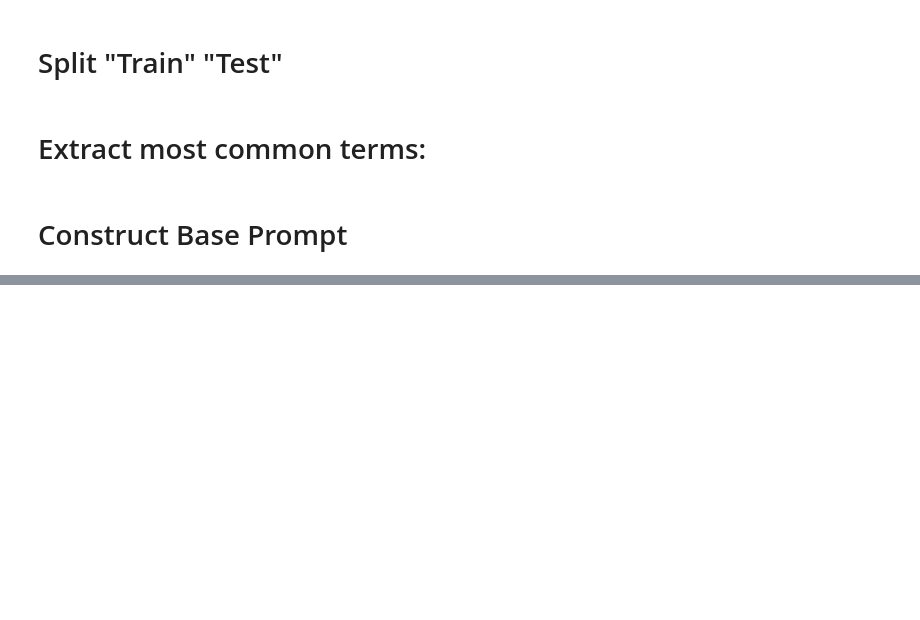
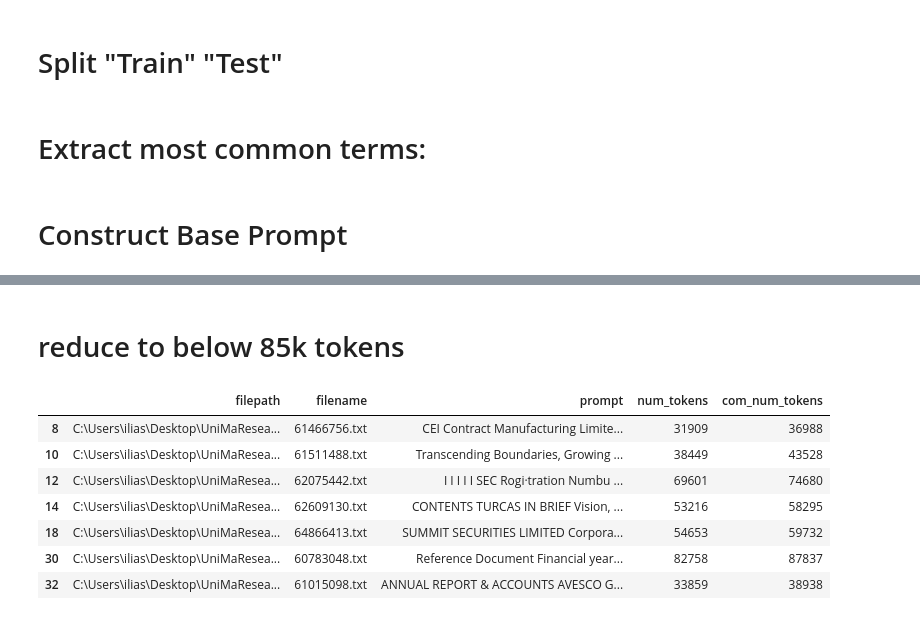
Before and after one commit to ilias-m-n/ExtractAccStds, a Jupyter notebook: Testing.ipynb, the cells around one changed output, grey strips where cells are left out. Cells and saved outputs as stored; diff of their text form; code cells hidden in the pictures; blank space fills up the shorter version.

```diff
--- a/Testing.ipynb
+++ b/Testing.ipynb
@@ -115,0 +123,14 @@ messages = util.create_messages_context_gpt(system, prompt, user_assistant)
+# %% [markdown]
+# reduce to below 85k tokens
+# %%
+df_inputs = df_inputs[df_inputs.num_tokens <= 85000]
+df_inputs
+# %% [output]
+|  | filepath | filename | prompt | num_tokens | com_num_tokens |
+| 8 | C:\Users\ilias\Desktop\UniMaResea... | 61466756.txt | CEI Contract Manufacturing Limite... | 31909 | 36988 |
+| 10 | C:\Users\ilias\Desktop\UniMaResea... | 61511488.txt | Transcending Boundaries, Growing ... | 38449 | 43528 |
+| 12 | C:\Users\ilias\Desktop\UniMaResea... | 62075442.txt | I I I I I SEC Rogi·tration Numbu ... | 69601 | 74680 |
+| 14 | C:\Users\ilias\Desktop\UniMaResea... | 62609130.txt | CONTENTS TURCAS IN BRIEF Vision, ... | 53216 | 58295 |
+| 18 | C:\Users\ilias\Desktop\UniMaResea... | 64866413.txt | SUMMIT SECURITIES LIMITED Corpora... | 54653 | 59732 |
+| 30 | C:\Users\ilias\Desktop\UniMaResea... | 60783048.txt | Reference Document Financial year... | 82758 | 87837 |
+| 32 | C:\Users\ilias\Desktop\UniMaResea... | 61015098.txt | ANNUAL REPORT & ACCOUNTS AVESCO G... | 33859 | 38938 |
```
Also changed, not shown: parts of 50 cells of this notebook, 2 other files.
